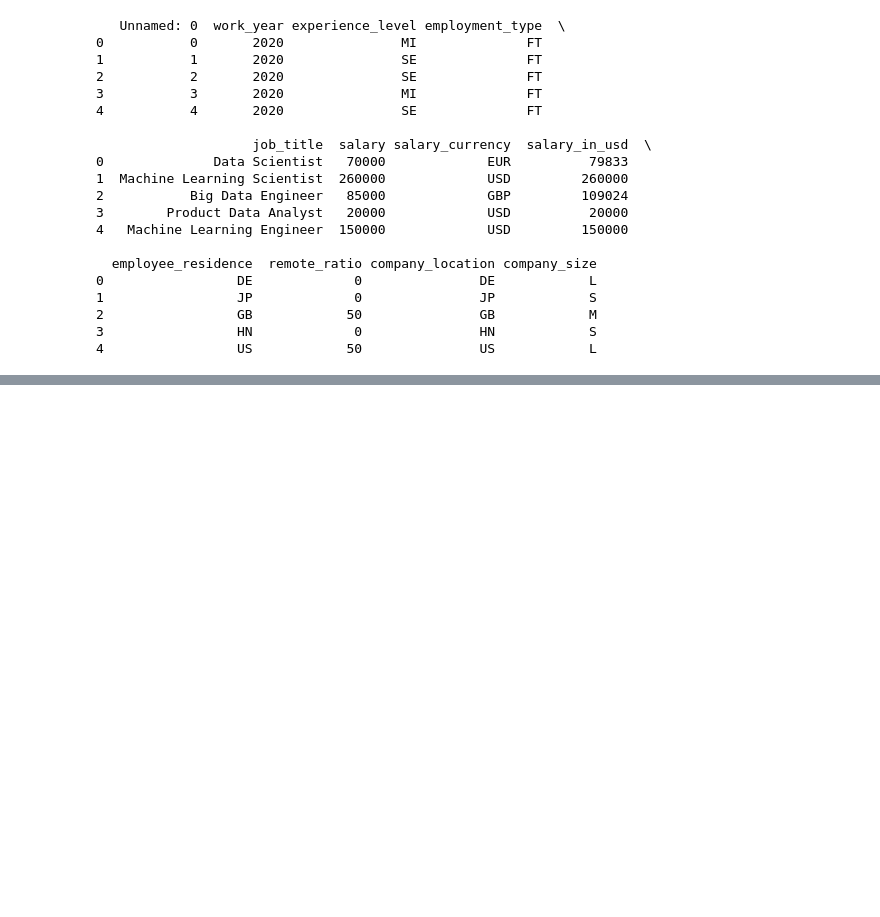
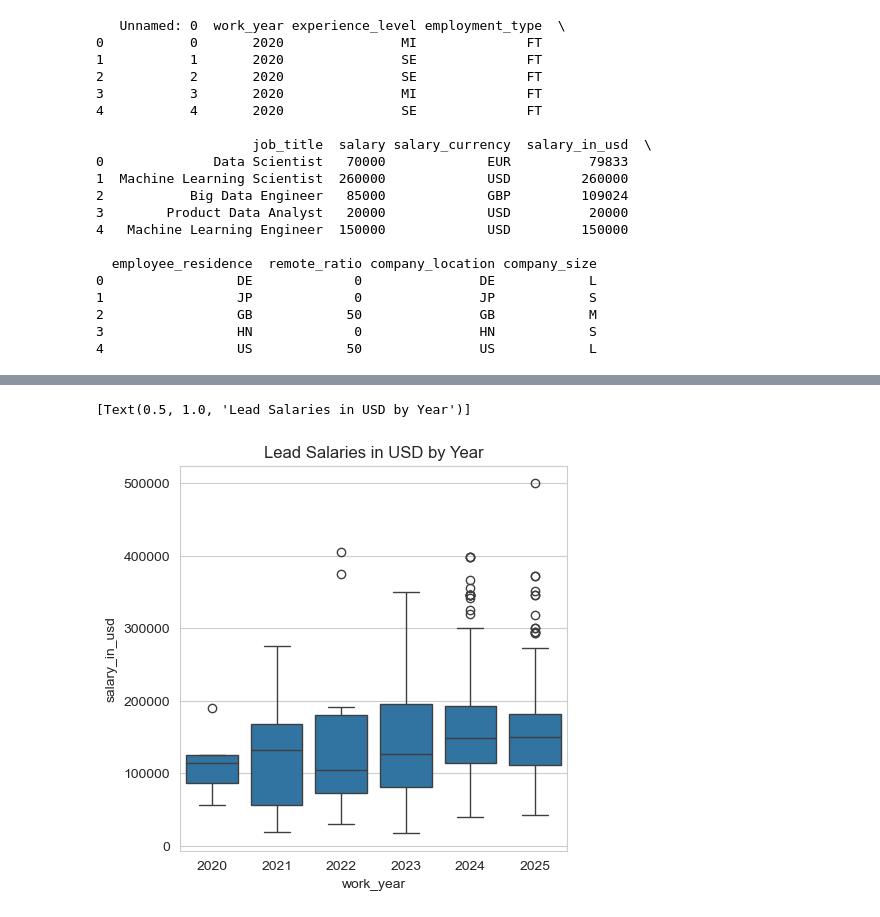
Before and after one commit to CrassSax7/DSE5002_project1, a Jupyter notebook: DSE5002_Project1_cbrookshier.ipynb, the cells around one changed output, grey strips where cells are left out. Drawn from its saved outputs; the diff is of its cells as text; code cells hidden in the pictures; blank space fills up the shorter version.

```diff
--- a/DSE5002_Project1_cbrookshier.ipynb
+++ b/DSE5002_Project1_cbrookshier.ipynb
@@ -171,0 +185,7 @@ sns.boxplot(proj1_salary,x='job_title',y="salary_in_usd", orient="v").set(title=
+# %%
+#Download 2025 dataset from Kaggle for up-to-date comparison to original set.
+os.chdir('/Users/caseybrookshier/Desktop/Merrimack/DSE5002/Project_1/DSE5002_project1')
+os.getcwd()
+
+proj1_20to25_salary= pd.read_csv("DataScience_salaries_2025.csv")
+print(proj1_20to25_salary.head())
@@ -171,0 +213,15 @@ sns.boxplot(proj1_salary,x='job_title',y="salary_in_usd", orient="v").set(title=
+# %%
+# aggregate Data Scientist job_title column by the rows in which include the word lead is present.
+# Create 2 boxplots for this set, one US, one non-US
+# Check if 'lead' or 'senior' is in the 'job_title' column
+proj1_20to25_lead = proj1_20to25_salary[proj1_20to25_salary['job_title'].str.contains('lead', case=False, na=False)]
+proj1_20to25_lead_US = proj1_20to25_lead[proj1_20to25_lead['company_location'].str.contains('US',case=False, na=False)]
+proj1_20to25_lead_nonUS = proj1_20to25_lead[~proj1_20to25_lead['company_location'].str.contains('US',case=True, na=False)]
+
+# Display the 1st filtered result first five rows
+print(proj1_20to25_lead[:5])
+
+# Get summary statistics LEAD-filtered, US, & nonUS results
+print(proj1_20to25_lead.describe())
+print(proj1_20to25_lead_US.describe())
+print(proj1_20to25_lead_nonUS.describe())
@@ -171,0 +246,7 @@ sns.boxplot(proj1_salary,x='job_title',y="salary_in_usd", orient="v").set(title=
+# %%
+#Calculate Lead Salaries in USD by year
+plt.figure(figsize=(5,5))
+sns.boxplot(proj1_20to25_lead,x='work_year',y="salary_in_usd", orient="v").set(title="Lead Salaries in USD by Year")
+# %% [output]
+[Text(0.5, 1.0, 'Lead Salaries in USD by Year')]
+[figure, added]
```
Also changed, not shown: parts of 23 cells of this notebook, 11 other files.
